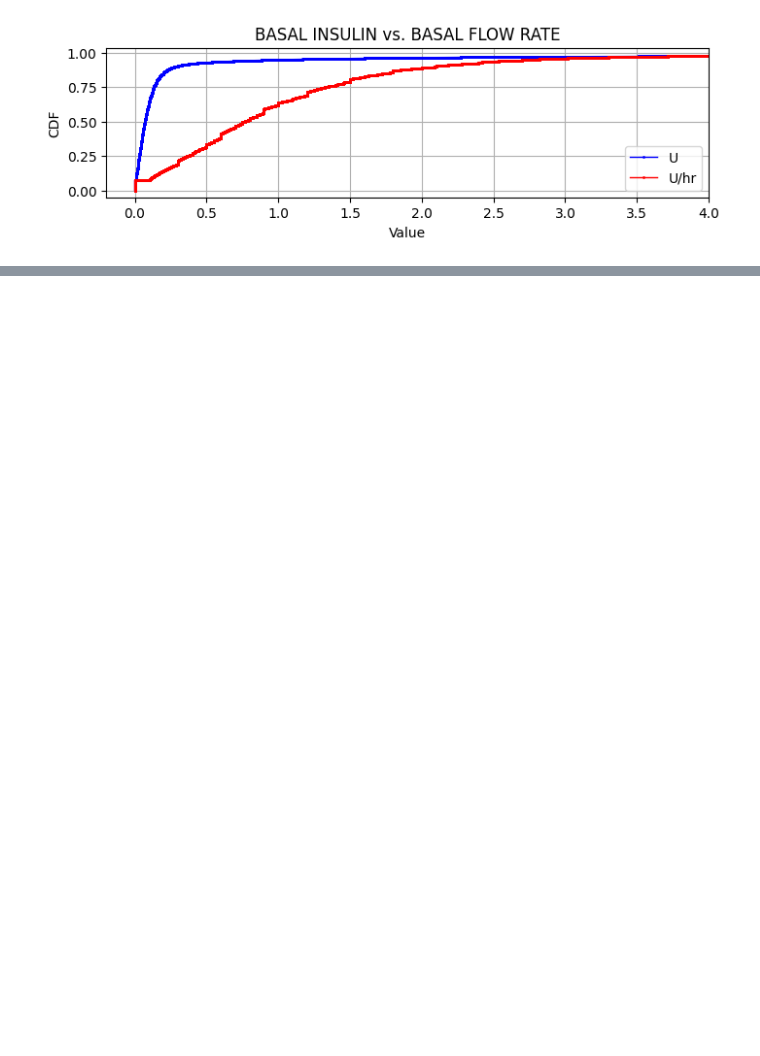
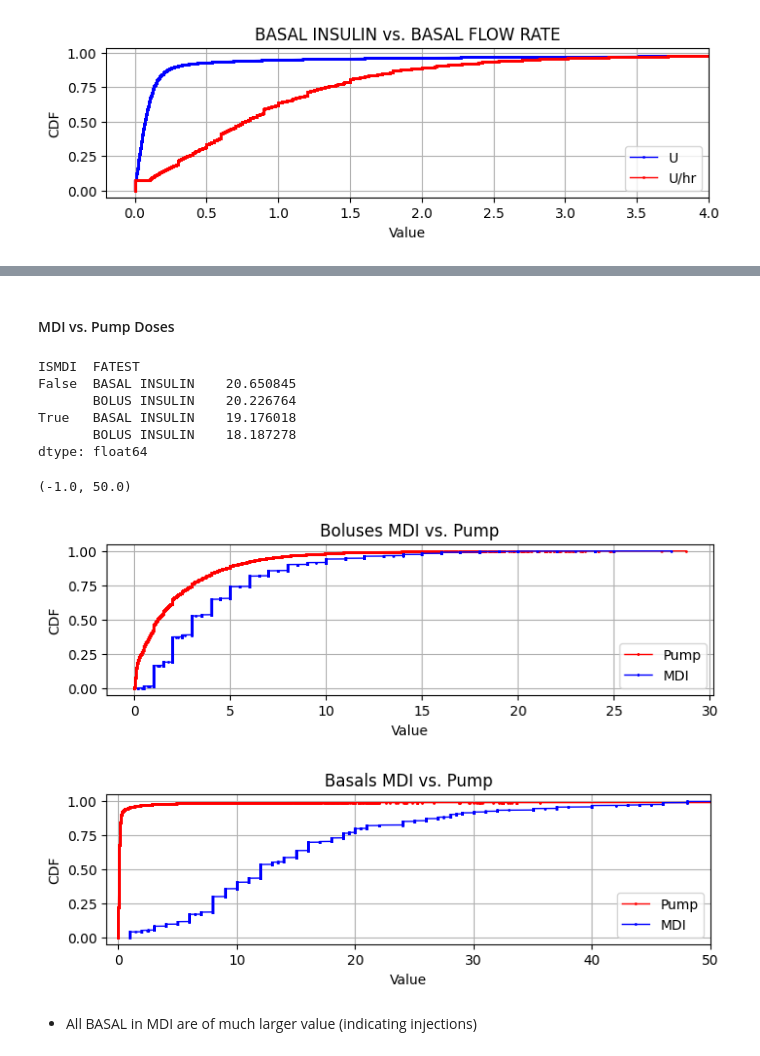
Before and after one commit to nudgebg/egvinsulin, a Jupyter notebook: notebooks/understand-t1dexi-dataset/2025-01-14 - Understand Insulin Data Structures.ipynb, the cells around one changed output, grey strips where cells are left out. Saved outputs shown, nothing was run; the diff lists cells and outputs as text; code cells hidden in the pictures; blank space fills up the shorter version.

```diff
--- a/notebooks/understand-t1dexi-dataset/2025-01-14 - Understand Insulin Data Structures.ipynb
+++ b/notebooks/understand-t1dexi-dataset/2025-01-14 - Understand Insulin Data Structures.ipynb
@@ -558,0 +473,46 @@ facm[['FAORRES','INSNMBOL','INSEXBOL']].sum().plot(kind='bar',figsize=(5,2))
+# %% [markdown]
+#### MDI vs. Pump Doses
+# %%
+#calculate average total daily bolus and basal dose per group
+
+facm['day'] = facm.FADTC.dt.date
+
+#sum per FATEST type
+#remove BASAL FLOW RATES from the dataset assuming that they reflect the same as the sum of BASAL INSULIN deliveries for Pump users (they are Nan for MDI any way)
+temp = facm.loc[facm.FATEST!='BASAL FLOW RATE']
+r = temp.groupby(['ISMDI','FATEST','USUBJID','day'])[['FAORRES']].agg('sum')
+#bolus, basal per day
+#display(r.sample(3))
+
+#sum per day
+daily_sum = r.sum(axis=1)
+#display(daily_sum.sample(3))
+
+#mean basal/bolus
+group_mean = daily_sum.groupby(level=[0, 1]).mean()
+display(group_mean)
+# %% [output]
+ISMDI  FATEST
+False  BASAL INSULIN    20.650845
+       BOLUS INSULIN    20.226764
+True   BASAL INSULIN    19.176018
+       BOLUS INSULIN    18.187278
+dtype: float64
+# %%
+#let's compare the dose sizes
+daily_sum_patient = daily_sum.groupby(level=[0,1,2]).mean()
+plt.figure(figsize=(8,2)); ax=plt.gca()
+cdf.plot_cdf(facm.loc[(~facm.ISMDI)&(facm.FATEST=='BOLUS INSULIN')].FAORRES,ax=ax,label='Pump',color='red')
+cdf.plot_cdf(facm.loc[(facm.ISMDI)&(facm.FATEST=='BOLUS INSULIN')].FAORRES,ax=ax,label='MDI',color='blue')
+
+ax.legend(); ax.set_title('Boluses MDI vs. Pump')
+plt.figure(figsize=(8,2)); ax=plt.gca()
+cdf.plot_cdf(facm.loc[(~facm.ISMDI)&(facm.FATEST=='BASAL INSULIN')].FAORRES,ax=ax,label='Pump',color='red')
+cdf.plot_cdf(facm.loc[(facm.ISMDI)&(facm.FATEST=='BASAL INSULIN')].FAORRES,ax=ax,label='MDI',color='blue')
+ax.legend(); ax.set_title('Basals MDI vs. Pump');ax.set_xlim(-1,50)
+# %% [output]
+(-1.0, 50.0)
+[figure, added]
+[figure, added]
+# %% [markdown]
+- All BASAL in MDI are of much larger value (indicating injections)
```
Also changed, not shown: parts of 74 cells of this notebook, 1 other file.
